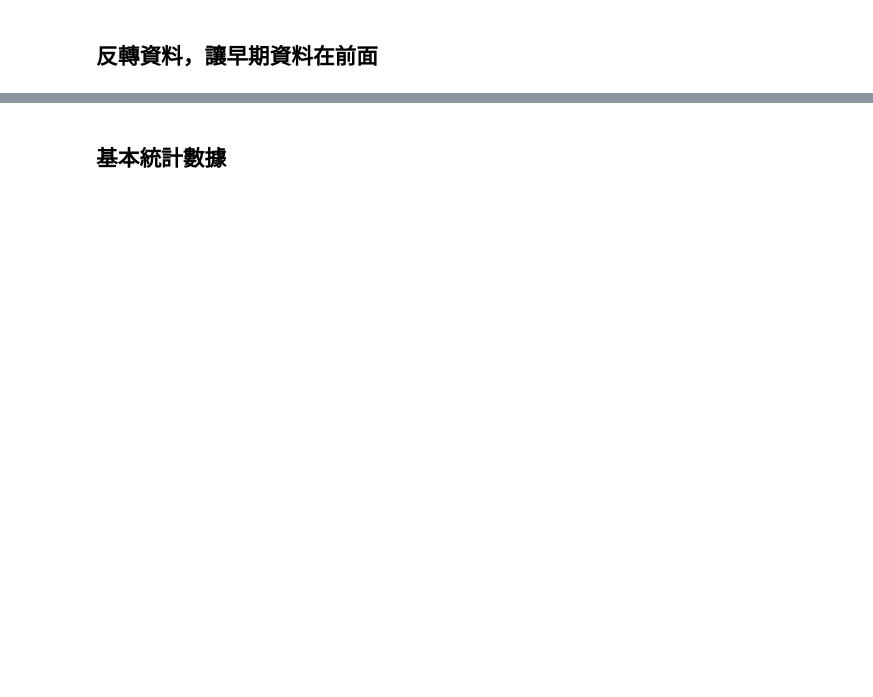
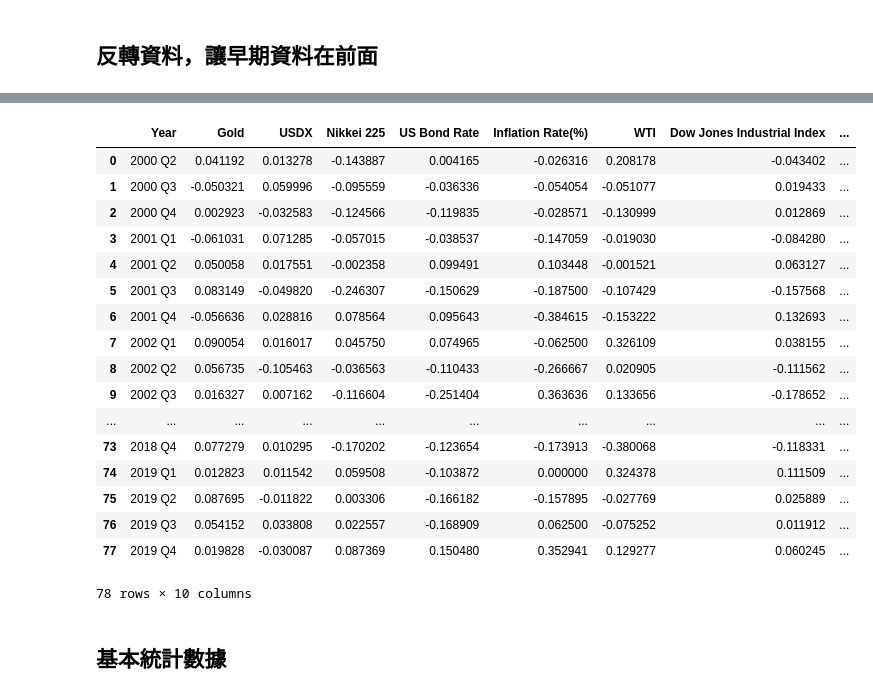
Before and after one commit to Jasonissmart/AI-python, a Jupyter notebook: Practice/Regression/Regression.ipynb, the cells around one changed output, grey strips where cells are left out. Saved outputs shown, nothing was run; the diff lists cells and outputs as text; code cells hidden in the pictures; blank space fills up the shorter version.

```diff
--- a/Practice/Regression/Regression.ipynb
+++ b/Practice/Regression/Regression.ipynb
@@ -59,3 +59,24 @@ plt.plot(originalData['黃金價格'])
+# %%
+changeRateData
+# %% [output]
+|  | Year | Gold | USDX | Nikkei 225 | US Bond Rate | Inflation Rate(%) | WTI | Dow Jones Industrial Index | ... |
+| 0 | 2000 Q2 | 0.041192 | 0.013278 | -0.143887 | 0.004165 | -0.026316 | 0.208178 | -0.043402 | ... |
+| 1 | 2000 Q3 | -0.050321 | 0.059996 | -0.095559 | -0.036336 | -0.054054 | -0.051077 | 0.019433 | ... |
+| 2 | 2000 Q4 | 0.002923 | -0.032583 | -0.124566 | -0.119835 | -0.028571 | -0.130999 | 0.012869 | ... |
+| 3 | 2001 Q1 | -0.061031 | 0.071285 | -0.057015 | -0.038537 | -0.147059 | -0.019030 | -0.084280 | ... |
+| 4 | 2001 Q2 | 0.050058 | 0.017551 | -0.002358 | 0.099491 | 0.103448 | -0.001521 | 0.063127 | ... |
+| 5 | 2001 Q3 | 0.083149 | -0.049820 | -0.246307 | -0.150629 | -0.187500 | -0.107429 | -0.157568 | ... |
+| 6 | 2001 Q4 | -0.056636 | 0.028816 | 0.078564 | 0.095643 | -0.384615 | -0.153222 | 0.132693 | ... |
+| 7 | 2002 Q1 | 0.090054 | 0.016017 | 0.045750 | 0.074965 | -0.062500 | 0.326109 | 0.038155 | ... |
+| 8 | 2002 Q2 | 0.056735 | -0.105463 | -0.036563 | -0.110433 | -0.266667 | 0.020905 | -0.111562 | ... |
+| 9 | 2002 Q3 | 0.016327 | 0.007162 | -0.116604 | -0.251404 | 0.363636 | 0.133656 | -0.178652 | ... |
+| ... | ... | ... | ... | ... | ... | ... | ... | ... | ... |
+| 73 | 2018 Q4 | 0.077279 | 0.010295 | -0.170202 | -0.123654 | -0.173913 | -0.380068 | -0.118331 | ... |
+| 74 | 2019 Q1 | 0.012823 | 0.011542 | 0.059508 | -0.103872 | 0.000000 | 0.324378 | 0.111509 | ... |
+| 75 | 2019 Q2 | 0.087695 | -0.011822 | 0.003306 | -0.166182 | -0.157895 | -0.027769 | 0.025889 | ... |
+| 76 | 2019 Q3 | 0.054152 | 0.033808 | 0.022557 | -0.168909 | 0.062500 | -0.075252 | 0.011912 | ... |
+| 77 | 2019 Q4 | 0.019828 | -0.030087 | 0.087369 | 0.150480 | 0.352941 | 0.129277 | 0.060245 | ... |
+78 rows × 10 columns
 # %% [markdown]
 ## 基本統計數據
 # %%
```
Also changed, not shown: parts of 10 cells of this notebook.
